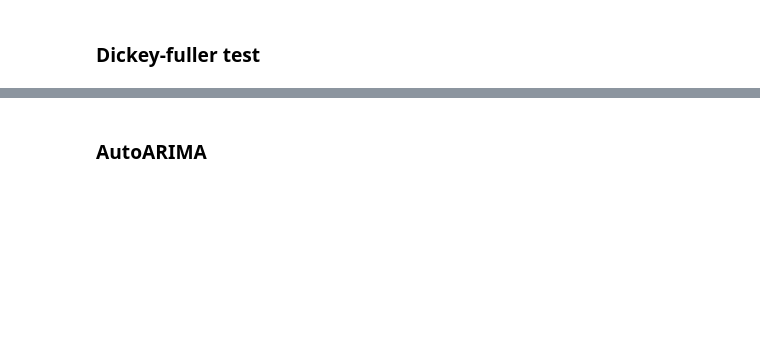
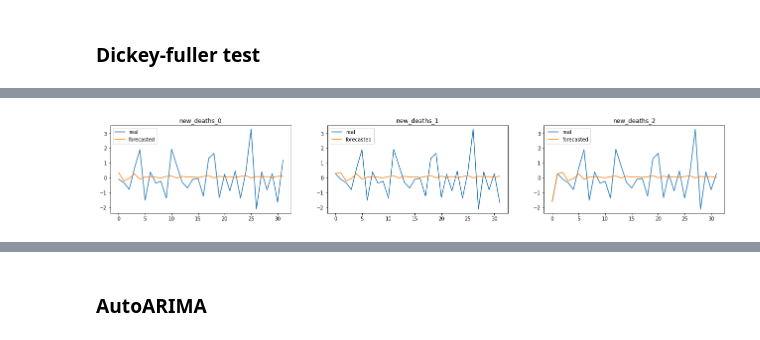
Before and after one commit to iondodon/covid19, a Jupyter notebook: data_analysis.ipynb, the cells around one changed output, grey strips where cells are left out. Drawn from its saved outputs; the diff is of its cells as text; code cells hidden in the pictures; blank space fills up the shorter version.

```diff
--- a/data_analysis.ipynb
+++ b/data_analysis.ipynb
@@ -732,12 +814,0 @@ real_us_data_exog = np.asarray(varmax_train_dataset[varmax_train_dataset['locati
-# %%
-# for each real_us_data_exog, forecast
-
-forecasted = []
-# for each item from real_us_data_exog
-for index, item in enumerate(real_us_data_exog):
-    # forecast
-    forecast = res.forecast(exog=item, steps=1)
-    # append forecast to forecasted
-    forecasted.append(forecast[0])
-
-print(np.asarray(forecasted))
@@ -753,0 +815,3 @@ print(np.asarray(forecasted))
+# %%
+forecasted = res.forecast(exog=real_us_data_exog, steps=real_us_data_exog.shape[0])
+print(forecasted)
@@ -754,3 +836,17 @@ print(np.asarray(forecasted))
+# %%
+real_us_data_endog_df = pd.DataFrame(real_us_data_endog, columns=endogeneous_variables)
+forecasted_df = pd.DataFrame(forecasted, columns=endogeneous_variables)
+# %%
+# plot real new_deaths vs forecasted new_deaths
+fig = plt.figure(figsize=(30, 15))
+for index, variable in enumerate(endogeneous_variables):
+    ax = fig.add_subplot(4, 4, index + 1)
+    ax.plot(real_us_data_endog_df[variable], label='real')
+    ax.plot(forecasted_df[variable], label='forecasted')
+    ax.set_title(variable)
+    ax.legend()
+# %% [output]
+[figure, added]
 # %%
 for i in range(len(forecasted)):
     print(real_us_data_endog[i], forecasted[i])
```
Also changed, not shown: parts of 17 cells of this notebook.
